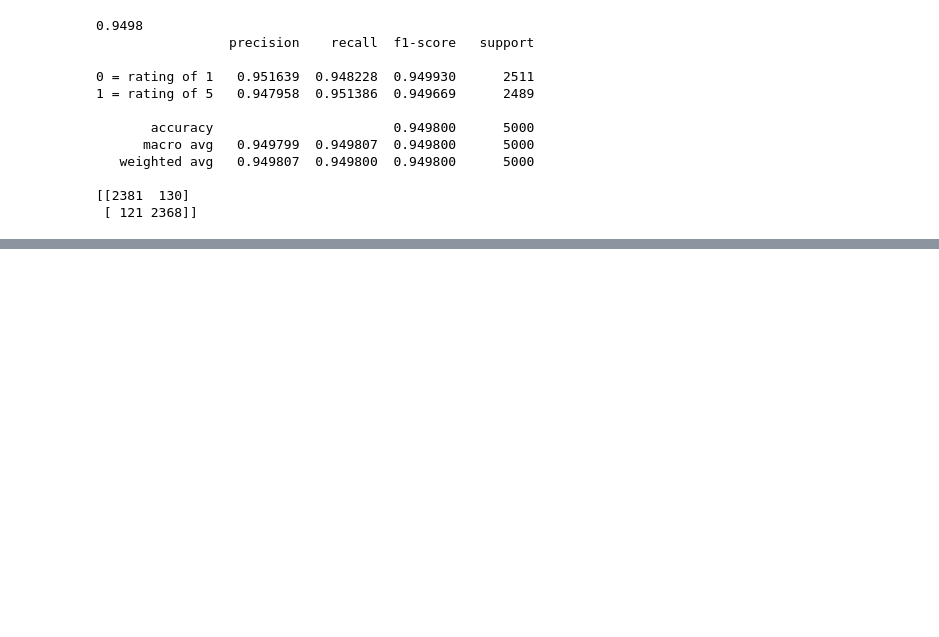
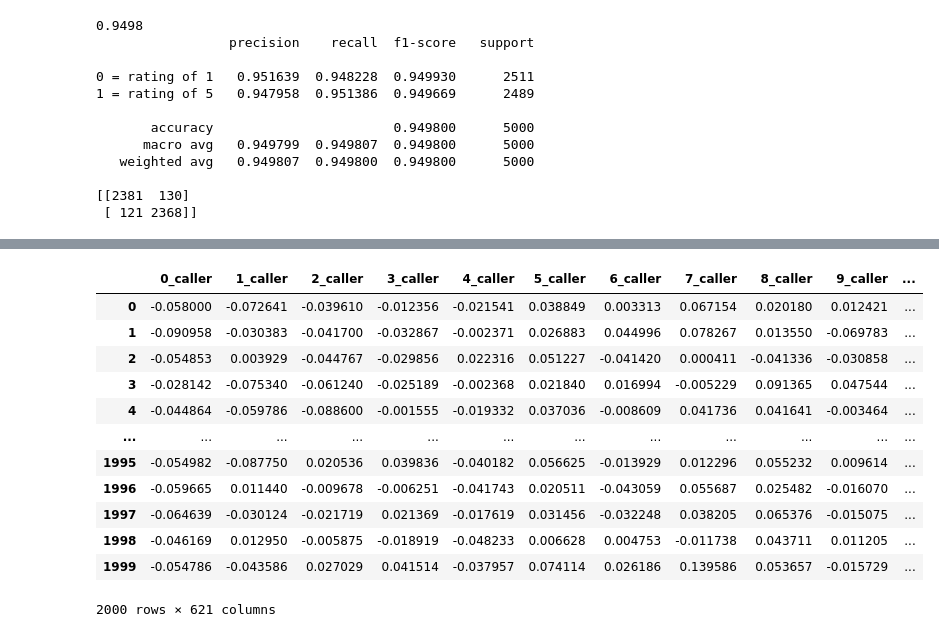
Before and after one commit to sophiej-s/MSThesis-I, a Jupyter notebook: wk15.ipynb, the cells around one changed output, grey strips where cells are left out. Saved outputs shown, nothing was run; the diff lists cells and outputs as text; code cells hidden in the pictures; blank space fills up the shorter version.

```diff
--- a/wk15.ipynb
+++ b/wk15.ipynb
@@ -502,0 +1054,15 @@ grid_search_ABC = GridSearchCV(ABC, param_grid=param_grid, scoring = 'roc_auc')
+# %%
+n_samples=500
+
+N_rewiews11=df.loc[df['star_rating'] == 1].sample(n_samples, replace=False, random_state=19300)
+N_rewiews22=df.loc[df['star_rating'] == 2].sample(n_samples, replace=False, random_state=19300)
+N_rewiew44=df.loc[df['star_rating'] == 4].sample(n_samples, replace=False, random_state=19300)
+N_rewiew55=df.loc[df['star_rating'] == 5 ].sample(n_samples, replace=False, random_state=19300)
+
+samplesize=n_samples*4
+
+N_rewiews11 = N_rewiews11.append(N_rewiews22)
+
+N_rewiews11 = N_rewiews11.append(N_rewiew44)
+
+N_rewiews11 = N_rewiews11.append(N_rewiew55)
@@ -502,0 +1077,4 @@ grid_search_ABC = GridSearchCV(ABC, param_grid=param_grid, scoring = 'roc_auc')
+# %%
+N_rewiews11=N_rewiews11.reset_index()
+
+N_rewiews11 =text_process2(N_rewiews11,'review_headline')
@@ -502,0 +1116,27 @@ grid_search_ABC = GridSearchCV(ABC, param_grid=param_grid, scoring = 'roc_auc')
+# %%
+df_sample_all_test_N_rewiews11 = N_rewiews11[ Roberta_Body+Roberta_Head+Roberta_Head_Processed ]
+# %%
+embed_only_fast_B_N_rewiews11 =df2emd(word2vec_model_fast, N_rewiews11, "review_body")
+embed_only_fast_HP_N_rewiews11 =df2emd(word2vec_model_fast, N_rewiews11, "review_headline")
+
+embed_combined_N_rewiews11 = embed_only_fast_B_N_rewiews11.join(embed_only_fast_HP_N_rewiews11, lsuffix='_caller', rsuffix='_other')
+# %%
+#combine the embeddings with the emotions
+
+embed_emptions_combined_N_rewiews11=embed_combined_N_rewiews11.join(df_sample_all_test_N_rewiews11, lsuffix='_caller', rsuffix='_other')
+
+embed_emptions_combined_N_rewiews11
+# %% [output]
+|  | 0_caller | 1_caller | 2_caller | 3_caller | 4_caller | 5_caller | 6_caller | 7_caller | 8_caller | 9_caller | ... |
+| 0 | -0.058000 | -0.072641 | -0.039610 | -0.012356 | -0.021541 | 0.038849 | 0.003313 | 0.067154 | 0.020180 | 0.012421 | ... |
+| 1 | -0.090958 | -0.030383 | -0.041700 | -0.032867 | -0.002371 | 0.026883 | 0.044996 | 0.078267 | 0.013550 | -0.069783 | ... |
+| 2 | -0.054853 | 0.003929 | -0.044767 | -0.029856 | 0.022316 | 0.051227 | -0.041420 | 0.000411 | -0.041336 | -0.030858 | ... |
+| 3 | -0.028142 | -0.075340 | -0.061240 | -0.025189 | -0.002368 | 0.021840 | 0.016994 | -0.005229 | 0.091365 | 0.047544 | ... |
+| 4 | -0.044864 | -0.059786 | -0.088600 | -0.001555 | -0.019332 | 0.037036 | -0.008609 | 0.041736 | 0.041641 | -0.003464 | ... |
+| ... | ... | ... | ... | ... | ... | ... | ... | ... | ... | ... | ... |
+| 1995 | -0.054982 | -0.087750 | 0.020536 | 0.039836 | -0.040182 | 0.056625 | -0.013929 | 0.012296 | 0.055232 | 0.009614 | ... |
+| 1996 | -0.059665 | 0.011440 | -0.009678 | -0.006251 | -0.041743 | 0.020511 | -0.043059 | 0.055687 | 0.025482 | -0.016070 | ... |
+| 1997 | -0.064639 | -0.030124 | -0.021719 | 0.021369 | -0.017619 | 0.031456 | -0.032248 | 0.038205 | 0.065376 | -0.015075 | ... |
+| 1998 | -0.046169 | 0.012950 | -0.005875 | -0.018919 | -0.048233 | 0.006628 | 0.004753 | -0.011738 | 0.043711 | 0.011205 | ... |
+| 1999 | -0.054786 | -0.043586 | 0.027029 | 0.041514 | -0.037957 | 0.074114 | 0.026186 | 0.139586 | 0.053657 | -0.015729 | ... |
+2000 rows × 621 columns
```
Also changed, not shown: parts of 40 cells of this notebook.
